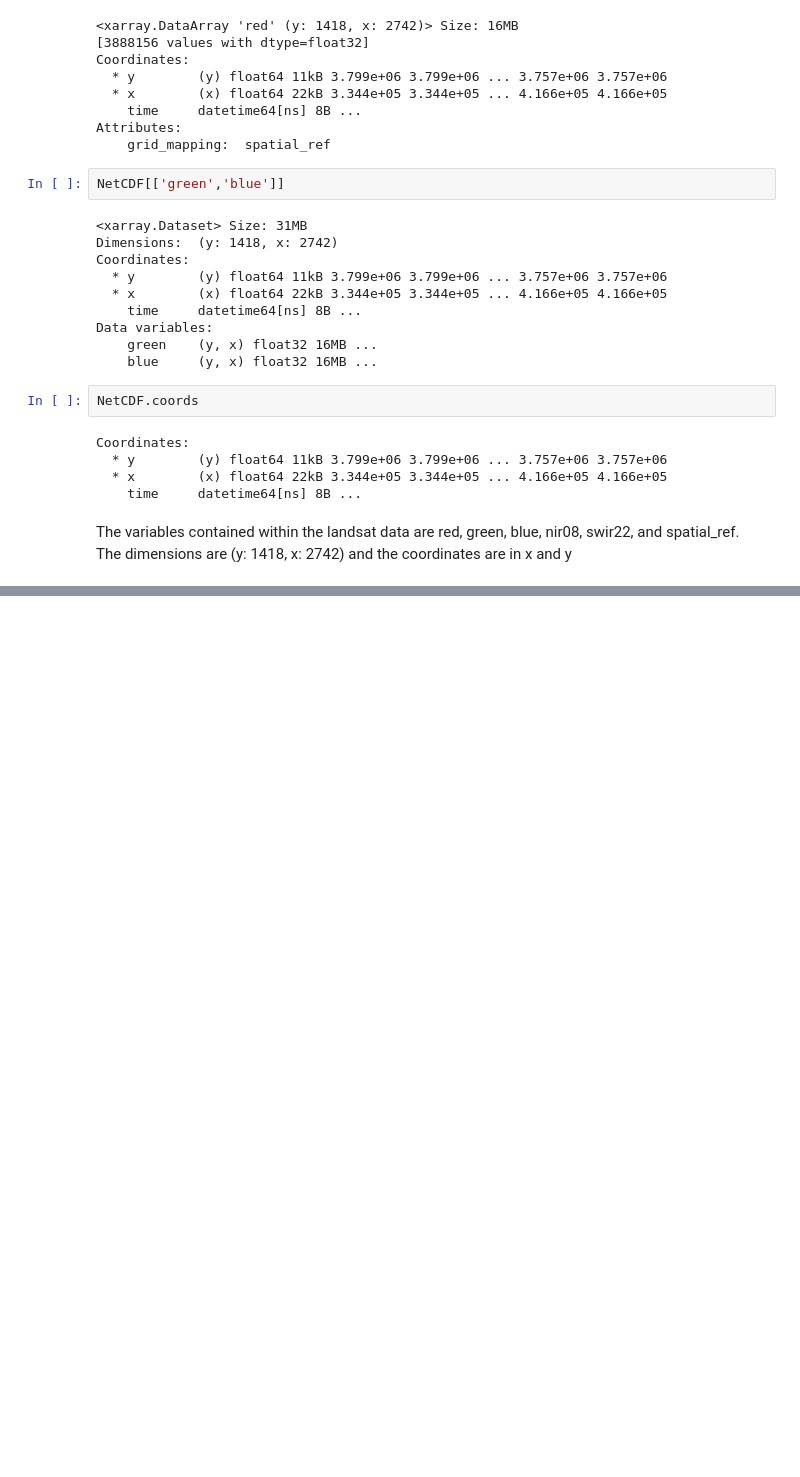
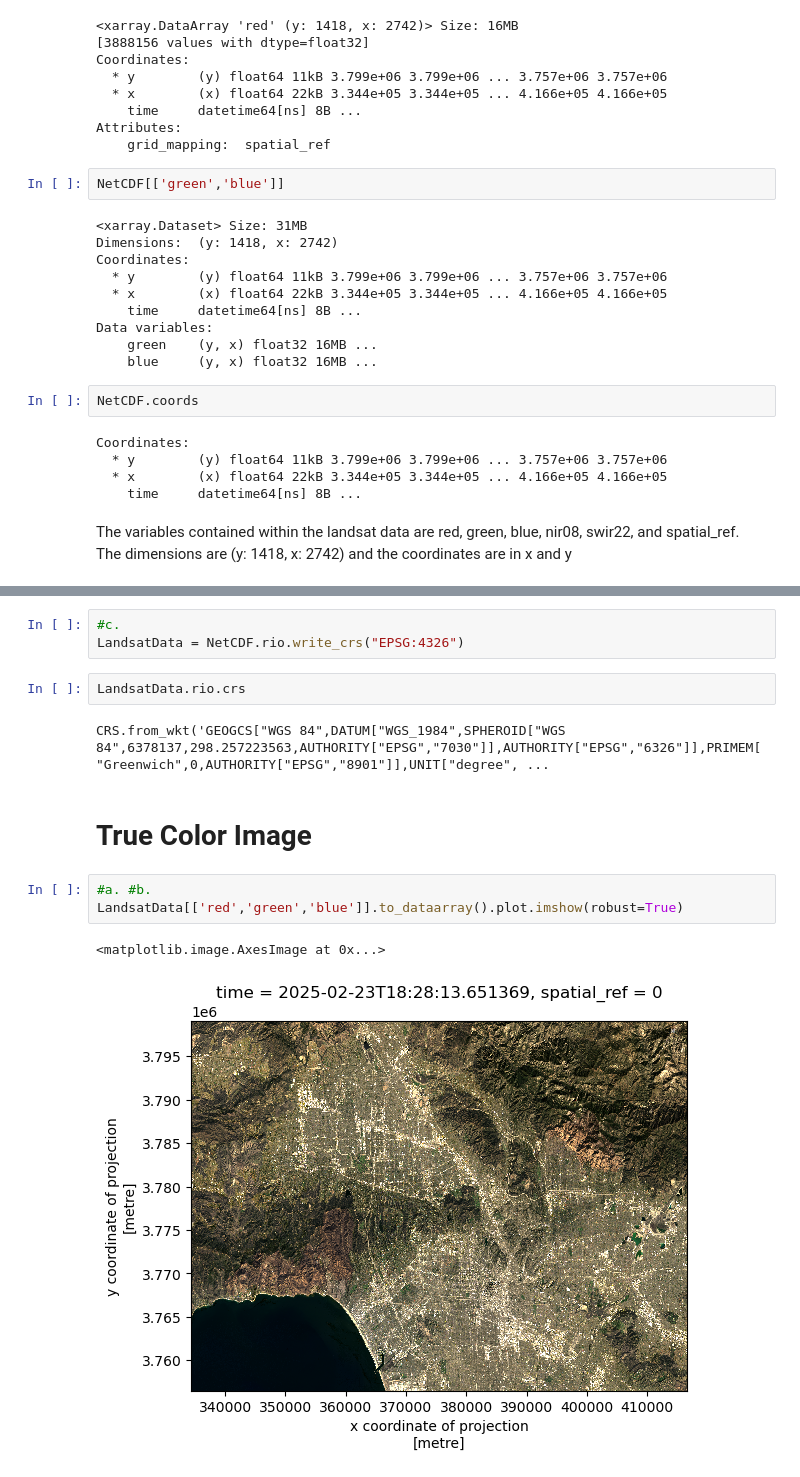
Before and after one commit to Apathy-Wildflowers/eds220-hwk4, a Jupyter notebook: hwk4-task2-false-color-SARMIENTO.ipynb, the cells around one changed output, grey strips where cells are left out. Saved outputs shown, nothing was run; the diff lists cells and outputs as text; blank space fills up the shorter version.

```diff
--- a/hwk4-task2-false-color-SARMIENTO.ipynb
+++ b/hwk4-task2-false-color-SARMIENTO.ipynb
@@ -142,0 +166,15 @@ NetCDF.spatial_ref.crs_wkt
+# %%
+#c.
+LandsatData = NetCDF.rio.write_crs("EPSG:4326")
+# %%
+LandsatData.rio.crs
+# %% [output]
+CRS.from_wkt('GEOGCS["WGS 84",DATUM["WGS_1984",SPHEROID["WGS 84",6378137,298.257223563,AUTHORITY["EPSG","7030"]],AUTHORITY["EPSG","6326"]],PRIMEM["Greenwich",0,AUTHORITY["EPSG","8901"]],UNIT["degree", ...
+# %% [markdown]
+# True Color Image
+# %%
+#a. #b.
+LandsatData[['red','green','blue']].to_dataarray().plot.imshow(robust=True)
+# %% [output]
+<matplotlib.image.AxesImage at 0x...>
+[figure, added]
```
Also changed, not shown: parts of 14 cells of this notebook.
